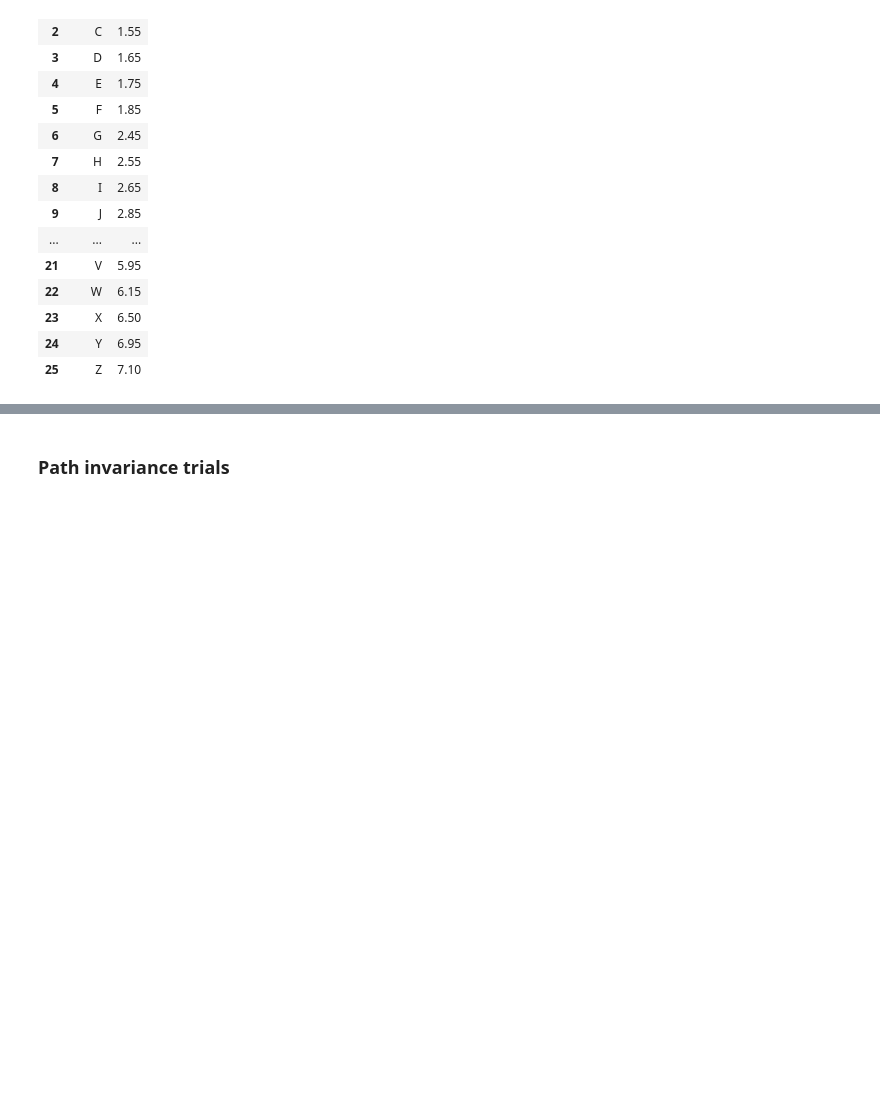
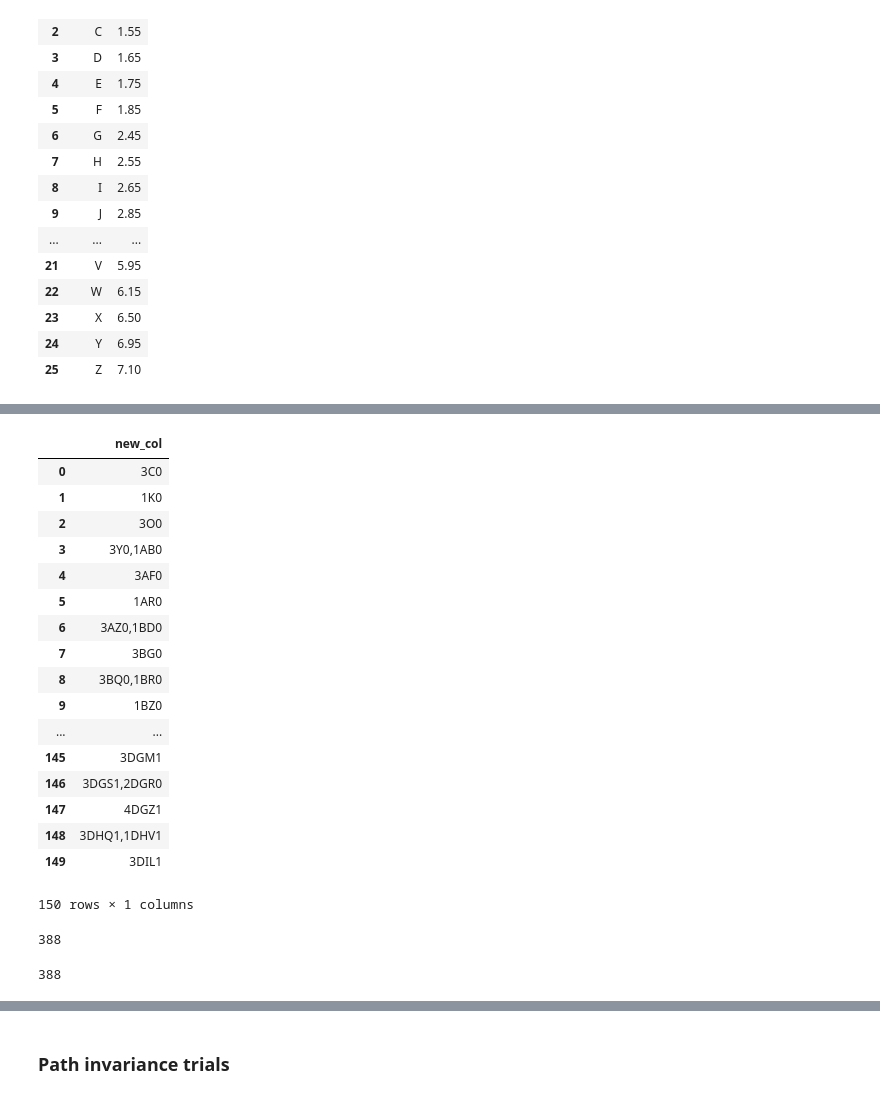
Before and after one commit to mlsquare/kitchen, a Jupyter notebook: notebooks/dert/1.1-sa-rtrials.ipynb, the cells around one changed output, grey strips where cells are left out. Drawn from its saved outputs; the diff is of its cells as text; code cells hidden in the pictures; blank space fills up the shorter version.

```diff
--- a/notebooks/dert/1.1-sa-rtrials.ipynb
+++ b/notebooks/dert/1.1-sa-rtrials.ipynb
@@ -228,3 +253,24 @@ bin_labels
+# %%
+path_df
+# %% [output]
+|  | new_col |
+| 0 | 3C0 |
+| 1 | 1K0 |
+| 2 | 3O0 |
+| 3 | 3Y0,1AB0 |
+| 4 | 3AF0 |
+| 5 | 1AR0 |
+| 6 | 3AZ0,1BD0 |
+| 7 | 3BG0 |
+| 8 | 3BQ0,1BR0 |
+| 9 | 1BZ0 |
+| ... | ... |
+| 145 | 3DGM1 |
+| 146 | 3DGS1,2DGR0 |
+| 147 | 4DGZ1 |
+| 148 | 3DHQ1,1DHV1 |
+| 149 | 3DIL1 |
+150 rows × 1 columns
 # %%
 input_path_sequence = []
 next_chars = []
@@ -269,6 +315,14 @@ for i, sentence in enumerate(input_path_sequence):
     path_latent_input[i, :] = features[i]
 
 ## Trouble with "S" and "E" index values.
+# %%
+len(input_path_sequence)
+# %% [output]
+388
+# %%
+len(next_chars)
+# %% [output]
+388
 # %%
 y_path.shape
 # %% [output]
```
Also changed, not shown: parts of 18 cells of this notebook, 1 other file.
